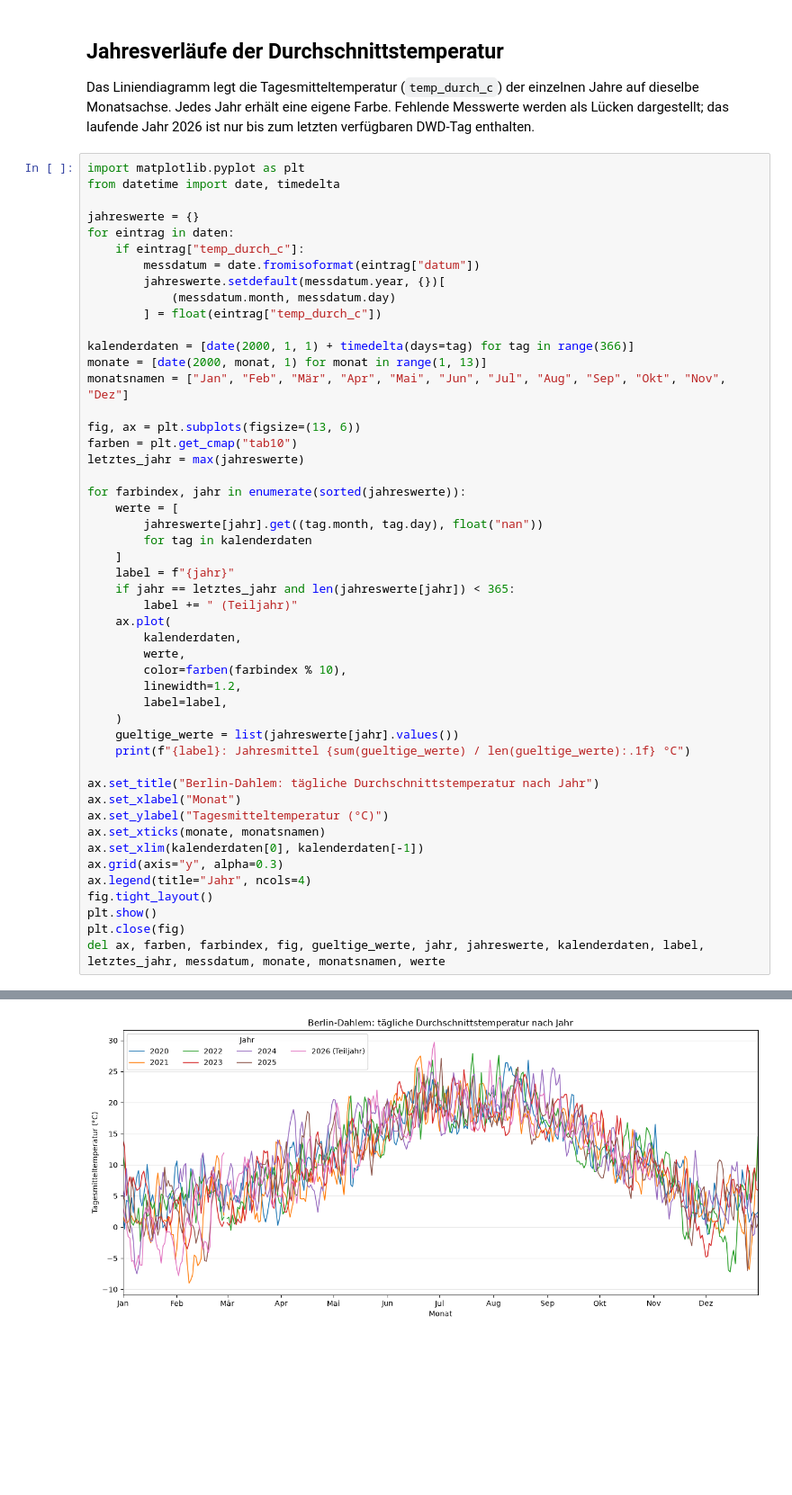
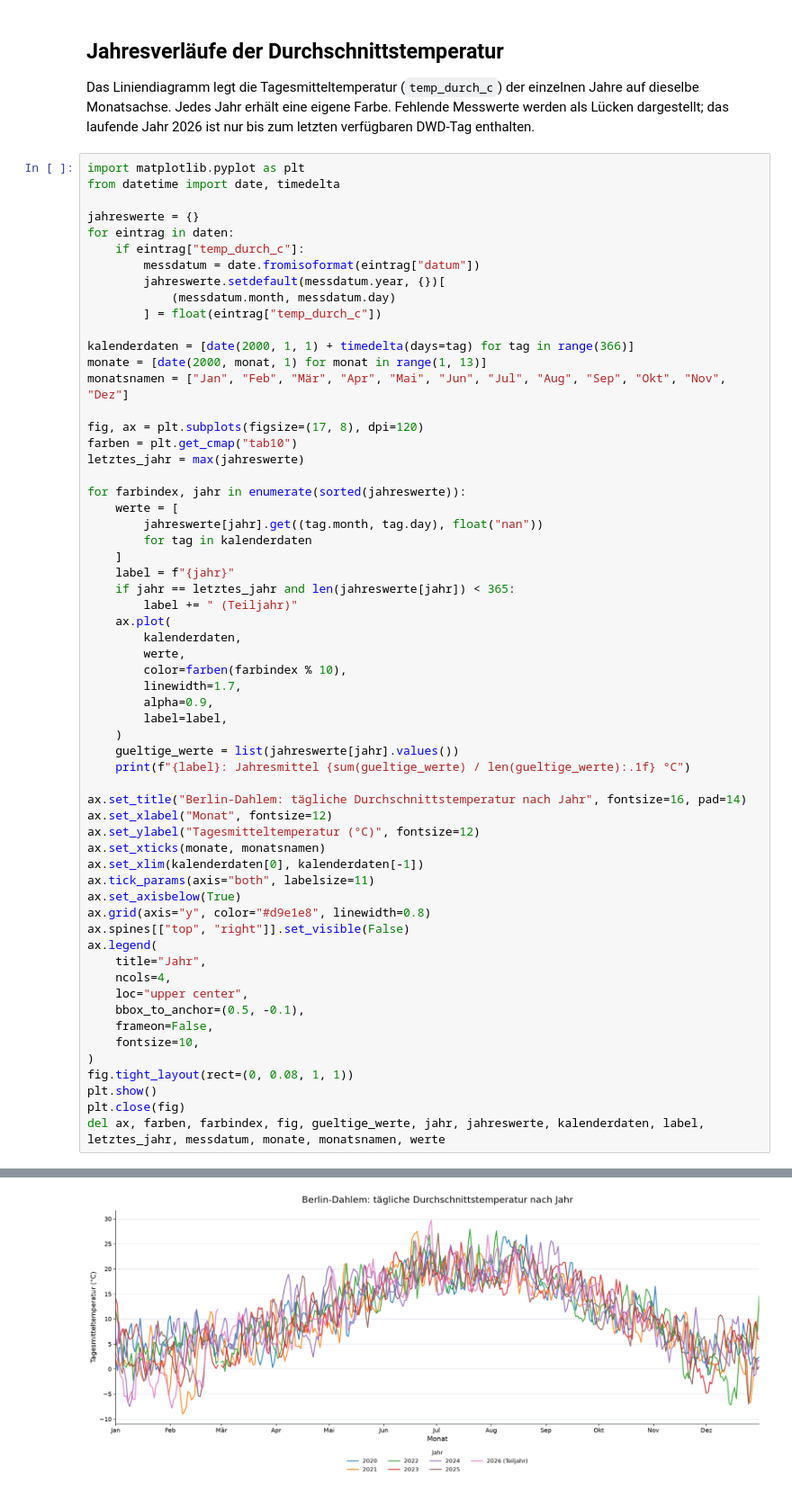
Before and after one commit to cd-LM/20261102-VL3-, a Jupyter notebook: DWD_Wetterdaten_Berlin_2020_bis_heute.ipynb, the cells around one changed output, grey strips where cells are left out. Shown at 90% size. Drawn from its saved outputs; the diff is of its cells as text; blank space fills up the shorter version.

```diff
--- a/DWD_Wetterdaten_Berlin_2020_bis_heute.ipynb
+++ b/DWD_Wetterdaten_Berlin_2020_bis_heute.ipynb
@@ -75,45 +75,56 @@ kalenderdaten = [date(2000, 1, 1) + timedelta(days=tag) for tag in range(366)]
 monate = [date(2000, monat, 1) for monat in range(1, 13)]
 monatsnamen = ["Jan", "Feb", "Mär", "Apr", "Mai", "Jun", "Jul", "Aug", "Sep", "Okt", "Nov", "Dez"]
 
-fig, ax = plt.subplots(figsize=(13, 6))
+fig, ax = plt.subplots(figsize=(17, 8), dpi=120)
 farben = plt.get_cmap("tab10")
 letztes_jahr = max(jahreswerte)
 
 for farbindex, jahr in enumerate(sorted(jahreswerte)):
     werte = [
         jahreswerte[jahr].get((tag.month, tag.day), float("nan"))
         for tag in kalenderdaten
     ]
     label = f"{jahr}"
     if jahr == letztes_jahr and len(jahreswerte[jahr]) < 365:
         label += " (Teiljahr)"
     ax.plot(
         kalenderdaten,
         werte,
         color=farben(farbindex % 10),
-        linewidth=1.2,
+        linewidth=1.7,
+        alpha=0.9,
         label=label,
     )
     gueltige_werte = list(jahreswerte[jahr].values())
     print(f"{label}: Jahresmittel {sum(gueltige_werte) / len(gueltige_werte):.1f} °C")
 
-ax.set_title("Berlin-Dahlem: tägliche Durchschnittstemperatur nach Jahr")
-ax.set_xlabel("Monat")
-ax.set_ylabel("Tagesmitteltemperatur (°C)")
+ax.set_title("Berlin-Dahlem: tägliche Durchschnittstemperatur nach Jahr", fontsize=16, pad=14)
+ax.set_xlabel("Monat", fontsize=12)
+ax.set_ylabel("Tagesmitteltemperatur (°C)", fontsize=12)
 ax.set_xticks(monate, monatsnamen)
 ax.set_xlim(kalenderdaten[0], kalenderdaten[-1])
-ax.grid(axis="y", alpha=0.3)
-ax.legend(title="Jahr", ncols=4)
-fig.tight_layout()
+ax.tick_params(axis="both", labelsize=11)
+ax.set_axisbelow(True)
+ax.grid(axis="y", color="#d9e1e8", linewidth=0.8)
+ax.spines[["top", "right"]].set_visible(False)
+ax.legend(
+    title="Jahr",
+    ncols=4,
+    loc="upper center",
+    bbox_to_anchor=(0.5, -0.1),
+    frameon=False,
+    fontsize=10,
+)
+fig.tight_layout(rect=(0, 0.08, 1, 1))
 plt.show()
 plt.close(fig)
 del ax, farben, farbindex, fig, gueltige_werte, jahr, jahreswerte, kalenderdaten, label, letztes_jahr, messdatum, monate, monatsnamen, werte
 # %% [output]
 2020: Jahresmittel 11.1 °C
 2021: Jahresmittel 10.0 °C
 2022: Jahresmittel 11.1 °C
 2023: Jahresmittel 11.2 °C
 2024: Jahresmittel 11.8 °C
 2025: Jahresmittel 10.9 °C
 2026 (Teiljahr): Jahresmittel 11.6 °C
-[figure, old version]
+[figure, new version]
```
Also changed, not shown: parts of 2 cells of this notebook.
